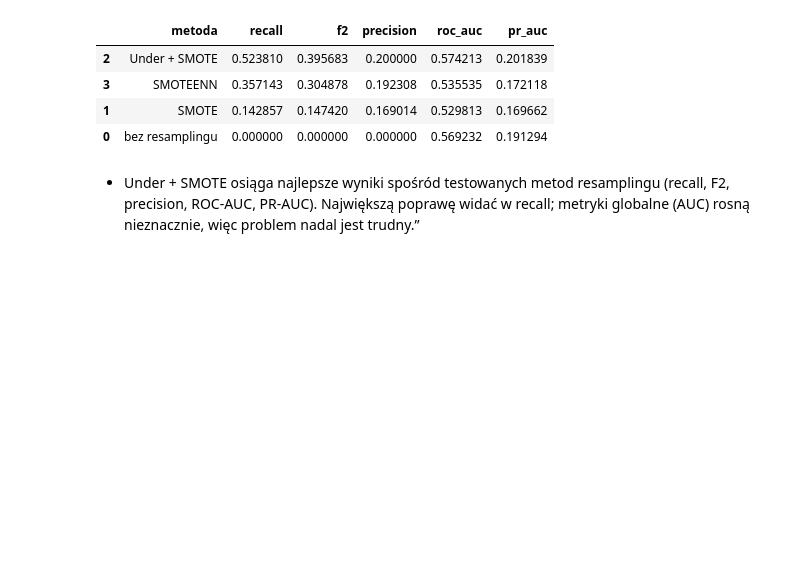
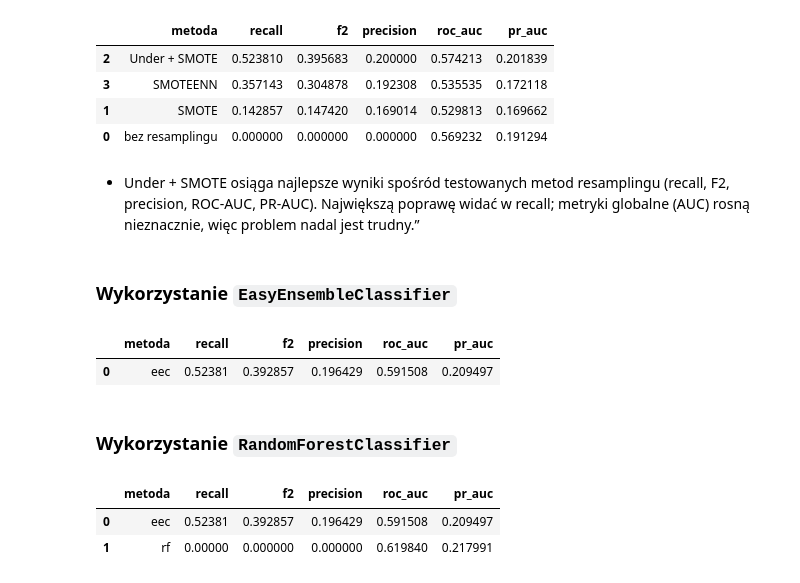
Before and after one commit to Zajecia-na-PWr-LR/lista6-dawidmuszynski1, a Jupyter notebook: SpeedDating.ipynb, the cells around one changed output. Saved outputs shown, nothing was run; the diff lists cells and outputs as text; code cells hidden in the pictures; blank space fills up the shorter version.

```diff
--- a/SpeedDating.ipynb
+++ b/SpeedDating.ipynb
@@ -667,3 +672,38 @@ resampling_results
 - Under + SMOTE osiąga najlepsze wyniki spośród testowanych metod resamplingu (recall, F2,
     precision, ROC-AUC, PR-AUC). Największą poprawę widać w recall; metryki globalne (AUC)
     rosną nieznacznie, więc problem nadal jest trudny.”
+# %% [markdown]
+### Wykorzystanie `EasyEnsembleClassifier`
+# %%
+eec = EasyEnsembleClassifier(n_estimators=7, random_state=67)
+model = eec
+
+rows = []
+metrics = evaluate_model(model, X_train, y_train, X_test, y_test)
+metrics["metoda"] = "eec"
+rows.append(metrics)
+ensemble_results = pd.DataFrame(rows)[
+    ["metoda", "recall", "f2", "precision", "roc_auc", "pr_auc"]
+].sort_values("f2", ascending=False)
+ensemble_results
+# %% [output]
+|  | metoda | recall | f2 | precision | roc_auc | pr_auc |
+| 0 | eec | 0.52381 | 0.392857 | 0.196429 | 0.591508 | 0.209497 |
+# %% [markdown]
+### Wykorzystanie `RandomForestClassifier`
+# %%
+rf = RandomForestClassifier(class_weight="balanced", random_state=67)
+
+model = rf
+
+metrics = evaluate_model(model, X_train, y_train, X_test, y_test)
+metrics["metoda"] = "rf"
+rows.append(metrics)
+ensemble_results = pd.DataFrame(rows)[
+    ["metoda", "recall", "f2", "precision", "roc_auc", "pr_auc"]
+].sort_values("f2", ascending=False)
+ensemble_results
+# %% [output]
+|  | metoda | recall | f2 | precision | roc_auc | pr_auc |
+| 0 | eec | 0.52381 | 0.392857 | 0.196429 | 0.591508 | 0.209497 |
+| 1 | rf | 0.00000 | 0.000000 | 0.000000 | 0.619840 | 0.217991 |
```
Also changed, not shown: parts of 13 cells of this notebook.
